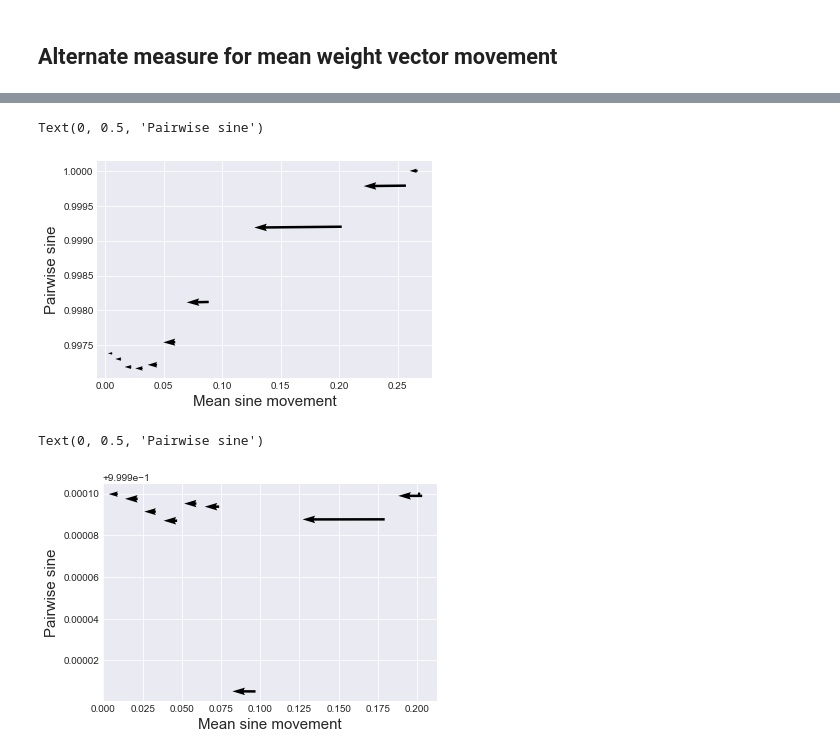
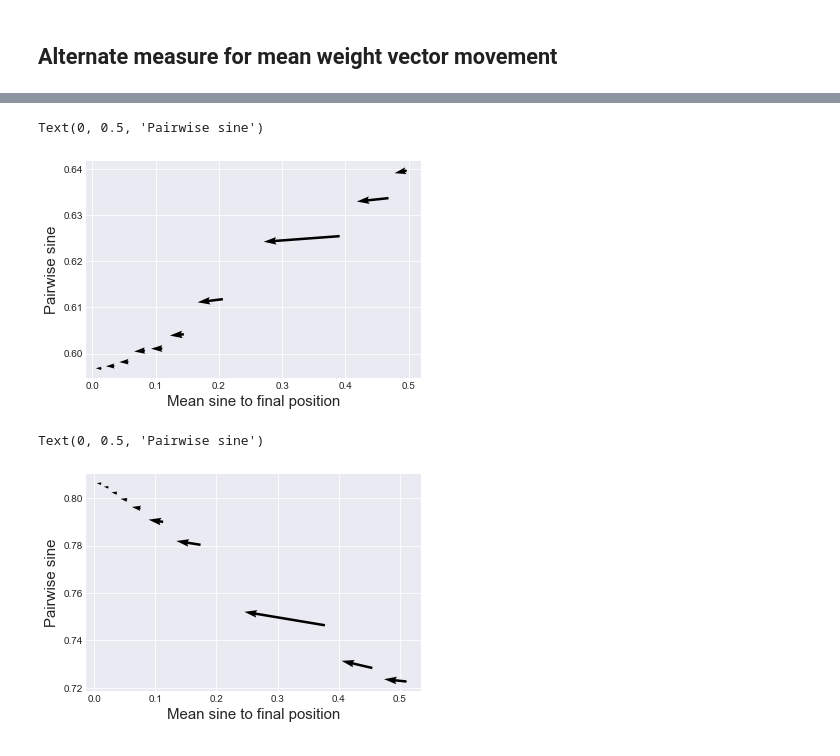
Before and after one commit to mshalvagal/weightSymmetry, a Jupyter notebook: notebooks/Analysis.ipynb, the cells around one changed output, grey strips where cells are left out. Drawn from its saved outputs; the diff is of its cells as text; code cells hidden in the pictures.

Commit message:
Updated metrics for mean weight movement

```diff
--- a/notebooks/Analysis.ipynb
+++ b/notebooks/Analysis.ipynb
@@ -562,14 +583,14 @@ sm_flow_long = sm_long[1:] - sm_long[:-1]
 # %%
-plt.quiver(sm_long[:-1,38], sd_long[:-1,38], sm_flow_long[:,38], sd_flow_long[:,38])
-plt.xlabel('Mean sine movement', fontsize=15)
+plt.quiver(sm_long[:-1,107], sd_long[:-1,107], sm_flow_long[:,107], sd_flow_long[:,107])
+plt.xlabel('Mean sine to final position', fontsize=15)
 plt.ylabel('Pairwise sine', fontsize=15)
 # %% [output]
 Text(0, 0.5, 'Pairwise sine')
-[figure, old version]
+[figure, new version]
 # %%
-plt.quiver(sm_long[:-1,28], sd_long[:-1,28], sm_flow_long[:,28], sd_flow_long[:,28])
-plt.xlabel('Mean sine movement', fontsize=15)
+plt.quiver(sm_long[:-1,147], sd_long[:-1,147], sm_flow_long[:,147], sd_flow_long[:,147])
+plt.xlabel('Mean sine to final position', fontsize=15)
 plt.ylabel('Pairwise sine', fontsize=15)
 # %% [output]
 Text(0, 0.5, 'Pairwise sine')
-[figure, old version]
+[figure, new version]
```
Also changed, not shown: parts of 6 cells of this notebook, 2 other files.
